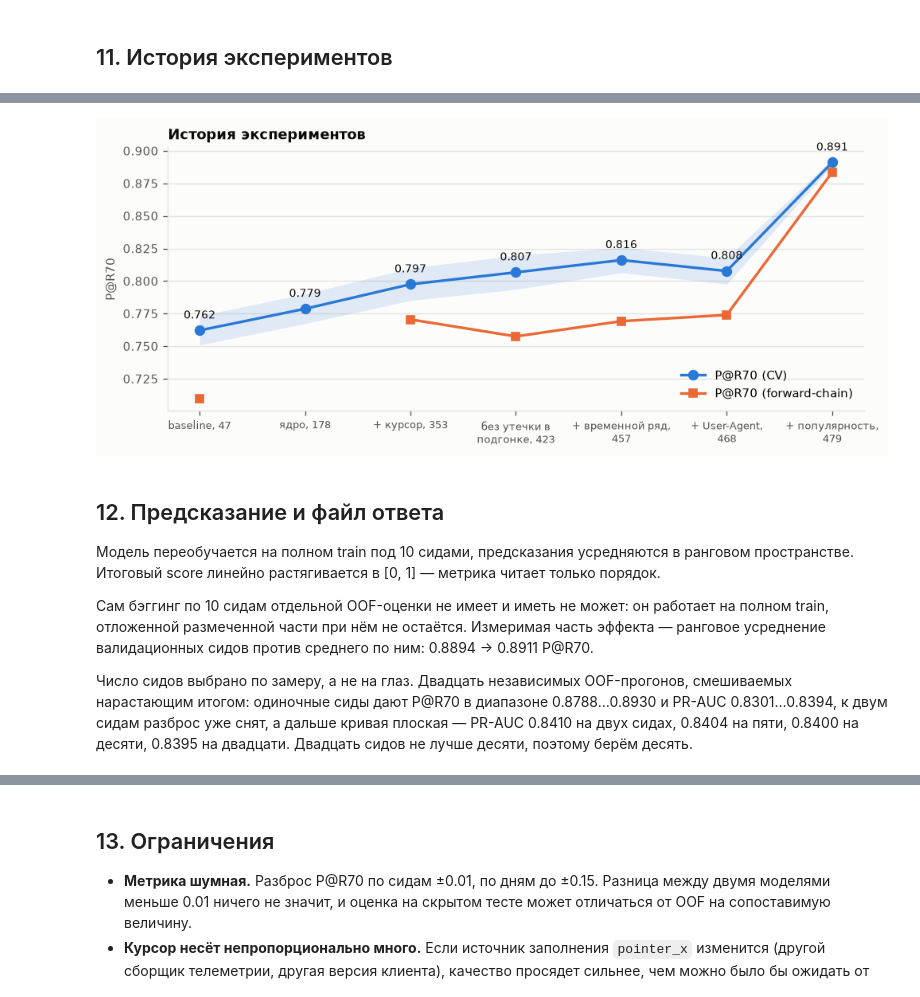
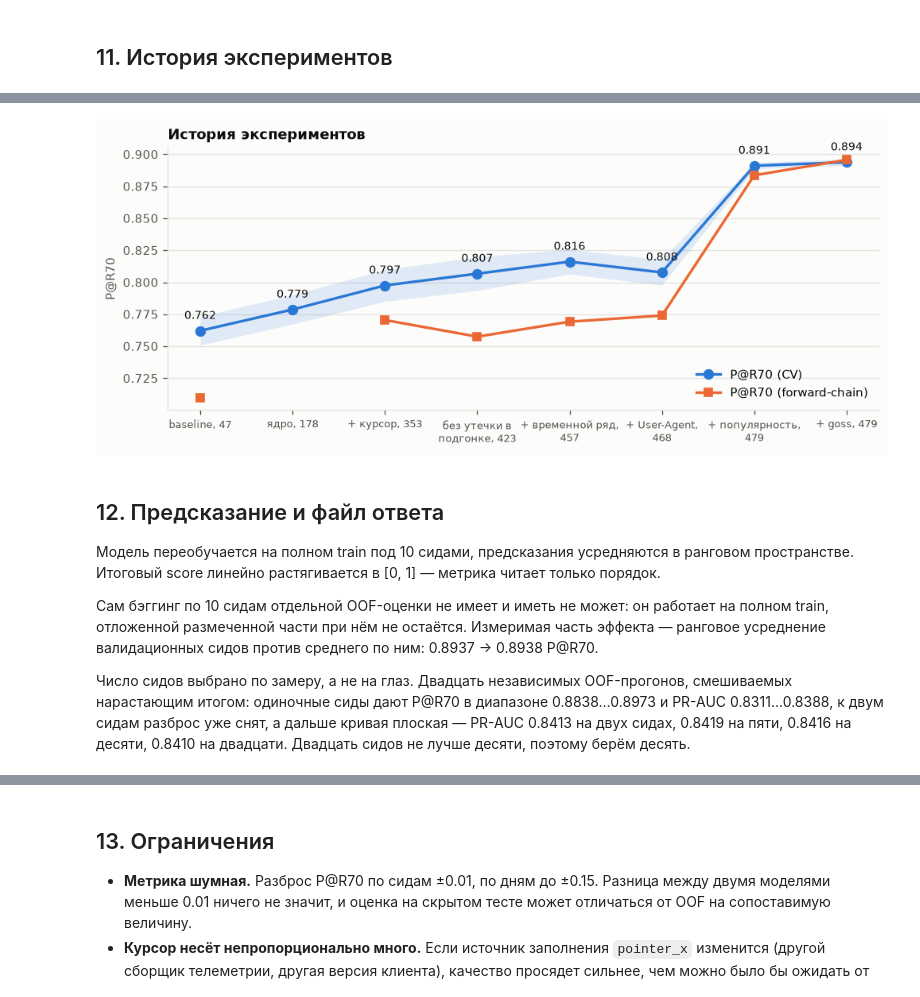
Before and after one commit to dkorbelainen/avito-antibot, a Jupyter notebook: solution.ipynb, the cells around one changed output, grey strips where cells are left out. Cells and saved outputs as stored; diff of their text form; code cells hidden in the pictures.

```diff
--- a/solution.ipynb
+++ b/solution.ipynb
@@ -522,6 +534,7 @@ TRACK = {
     "A12_core": "+ временной ряд, 457",
     "A15_ua_clients": "+ User-Agent, 468",
     "P7_pop_pct": "+ популярность, 479",
+    "final_goss": "+ goss, 479",
 }
 # Колонка "P@R70 сиды" — метрика ранговой смеси пяти валидационных сидов против
 # среднего по ним. Бэггинг из 10 сидов, которым считается сам ответ, OOF не
@@ -542,4 +556,4 @@ timeline
-[figure, old version]
+[figure, new version]
 # %% [markdown]
 ## 12. Предсказание и файл ответа
 
@@ -549,12 +563,12 @@ timeline
 
 Сам бэггинг по 10 сидам отдельной OOF-оценки не имеет и иметь не может: он работает на
 полном train, отложенной размеченной части при нём не остаётся. Измеримая часть эффекта
-— ранговое усреднение валидационных сидов против среднего по ним: 0.8894 → 0.8911 P@R70.
+— ранговое усреднение валидационных сидов против среднего по ним: 0.8937 → 0.8938 P@R70.
 
 Число сидов выбрано по замеру, а не на глаз. Двадцать независимых OOF-прогонов,
-смешиваемых нарастающим итогом: одиночные сиды дают P@R70 в диапазоне 0.8788…0.8930 и
-PR-AUC 0.8301…0.8394, к двум сидам разброс уже снят, а дальше кривая плоская — PR-AUC
-0.8410 на двух сидах, 0.8404 на пяти, 0.8400 на десяти, 0.8395 на двадцати. Двадцать
+смешиваемых нарастающим итогом: одиночные сиды дают P@R70 в диапазоне 0.8838…0.8973 и
+PR-AUC 0.8311…0.8388, к двум сидам разброс уже снят, а дальше кривая плоская — PR-AUC
+0.8413 на двух сидах, 0.8419 на пяти, 0.8416 на десяти, 0.8410 на двадцати. Двадцать
 сидов не лучше десяти, поэтому берём десять.
 # %%
 from src.submit import BAG_SEEDS, bagged_predictions
```
Also changed, not shown: parts of 10 cells of this notebook, 6 other files.
